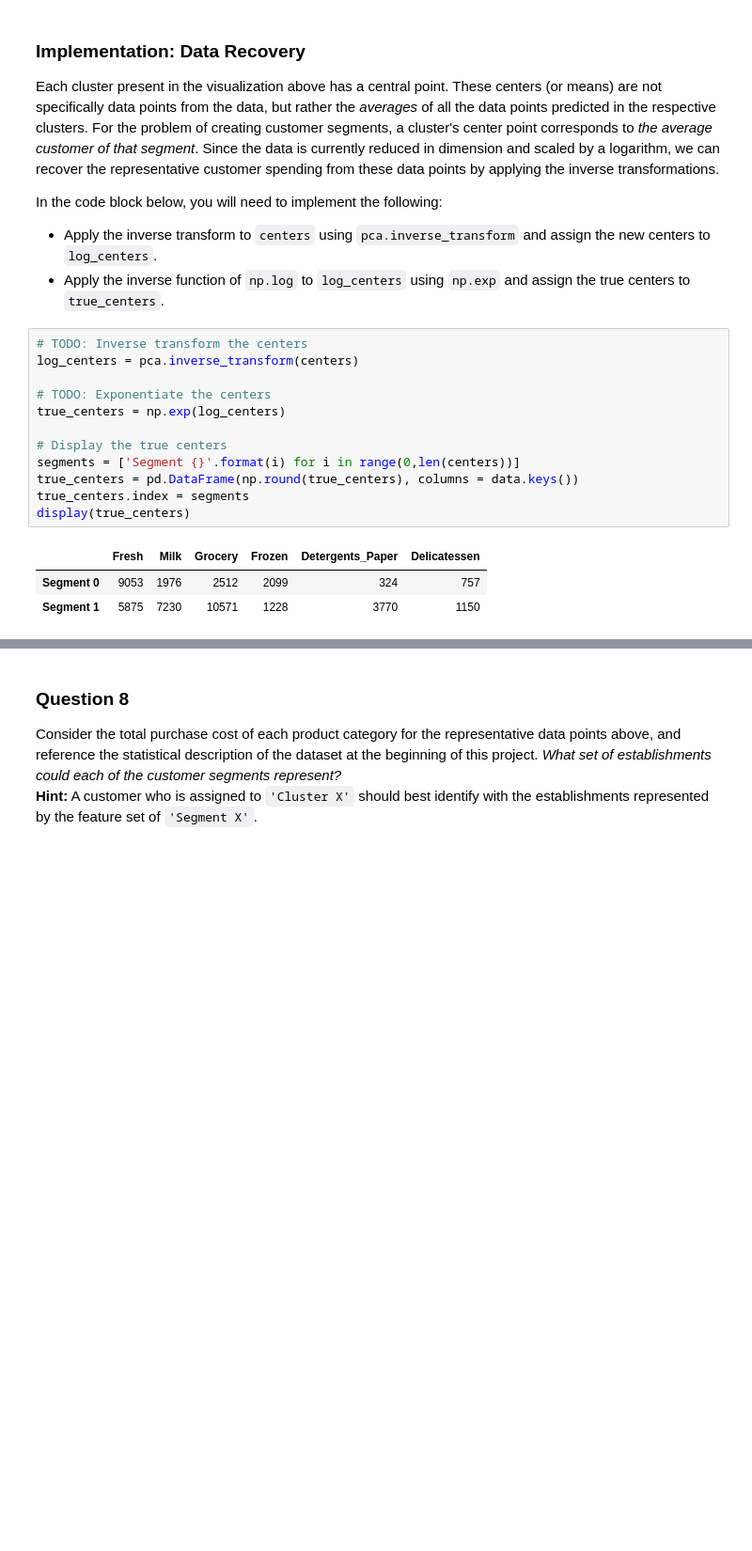
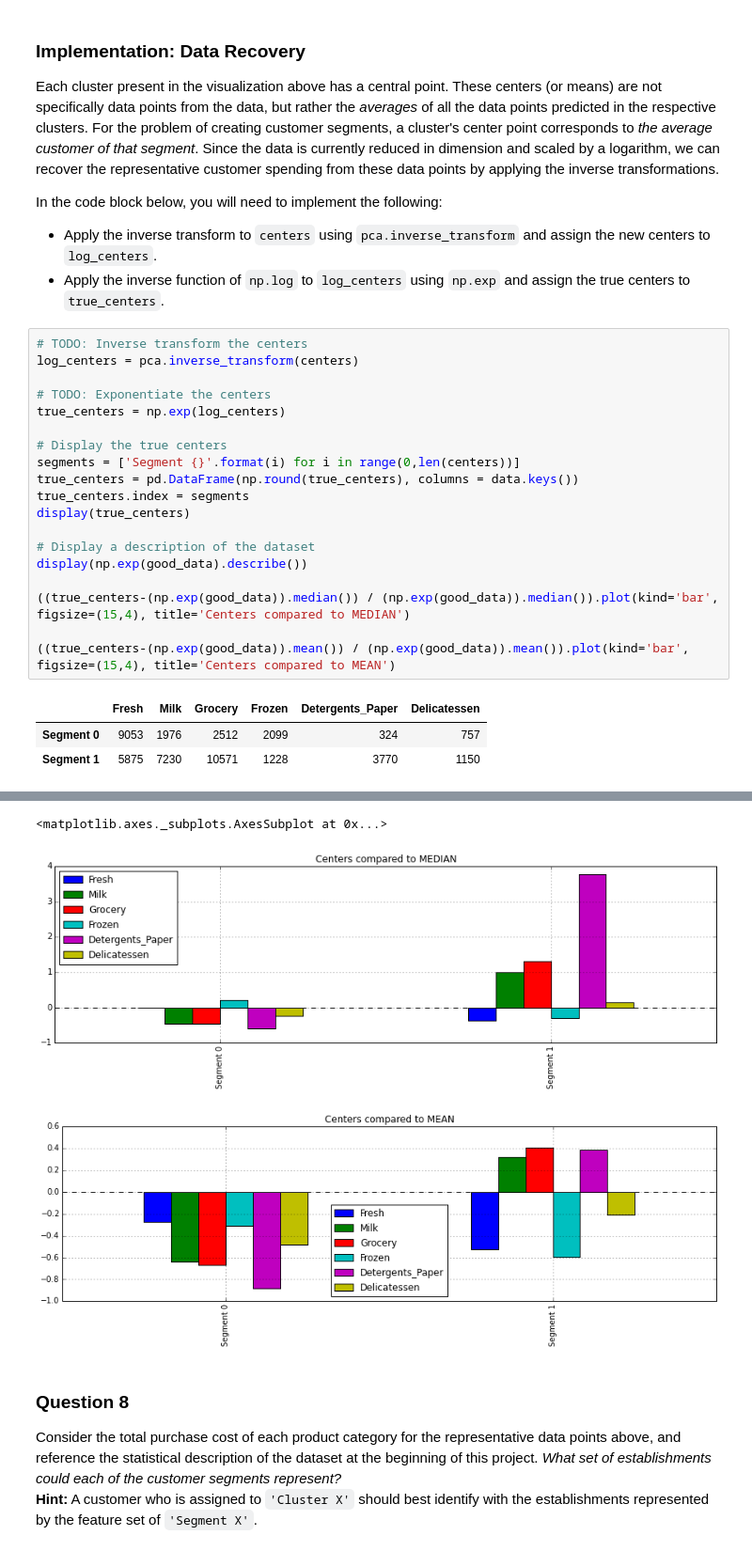
Before and after one commit to nicolasalvarez/creating_customer_segments, a Jupyter notebook: customer_segments.ipynb, the cells around one changed output, grey strips where cells are left out. Shown at 94% size. Saved outputs shown, nothing was run; the diff lists cells and outputs as text; blank space fills up the shorter version.

```diff
--- a/customer_segments.ipynb
+++ b/customer_segments.ipynb
@@ -630,6 +652,13 @@ segments = ['Segment {}'.format(i) for i in range(0,len(centers))]
 true_centers = pd.DataFrame(np.round(true_centers), columns = data.keys())
 true_centers.index = segments
 display(true_centers)
+
+# Display a description of the dataset
+display(np.exp(good_data).describe())
+
+((true_centers-(np.exp(good_data)).median()) / (np.exp(good_data)).median()).plot(kind='bar', figsize=(15,4), title='Centers compared to MEDIAN')
+
+((true_centers-(np.exp(good_data)).mean()) / (np.exp(good_data)).mean()).plot(kind='bar', figsize=(15,4), title='Centers compared to MEAN')
 # %% [output]
 |  | Fresh | Milk | Grocery | Frozen | Detergents_Paper | Delicatessen |
 | Segment 0 | 9053 | 1976 | 2512 | 2099 | 324 | 757 |
@@ -637,3 +675,6 @@ display(true_centers)
+<matplotlib.axes._subplots.AxesSubplot at 0x...>
+[figure, added]
+[figure, added]
 # %% [markdown]
 ### Question 8
 Consider the total purchase cost of each product category for the representative data points above, and reference the statistical description of the dataset at the beginning of this project. *What set of establishments could each of the customer segments represent?*
```
Also changed, not shown: parts of 10 cells of this notebook, 1 other file.
